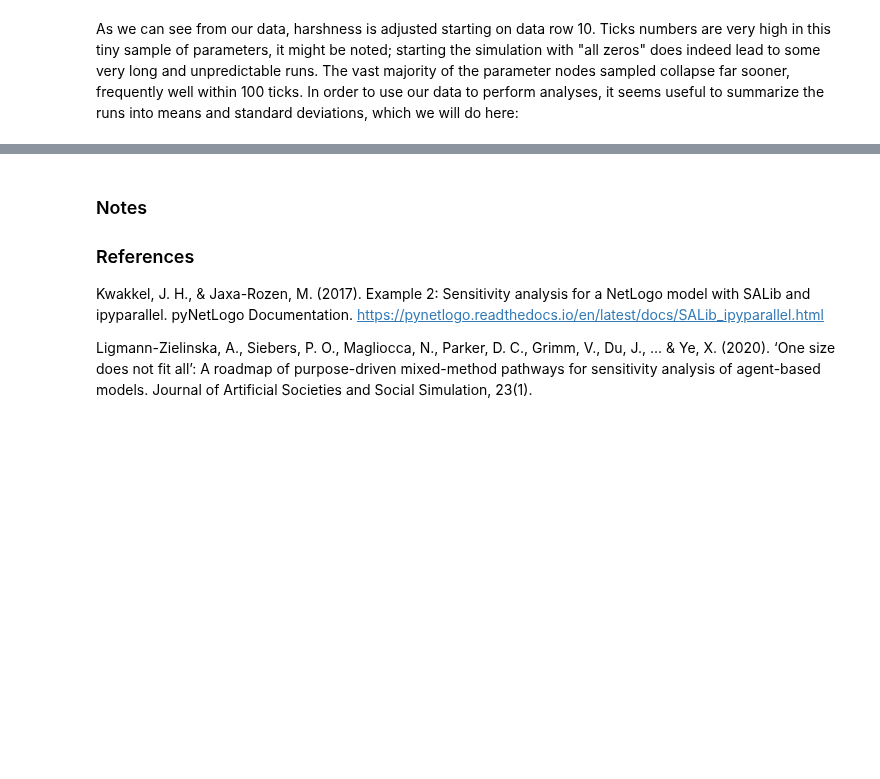
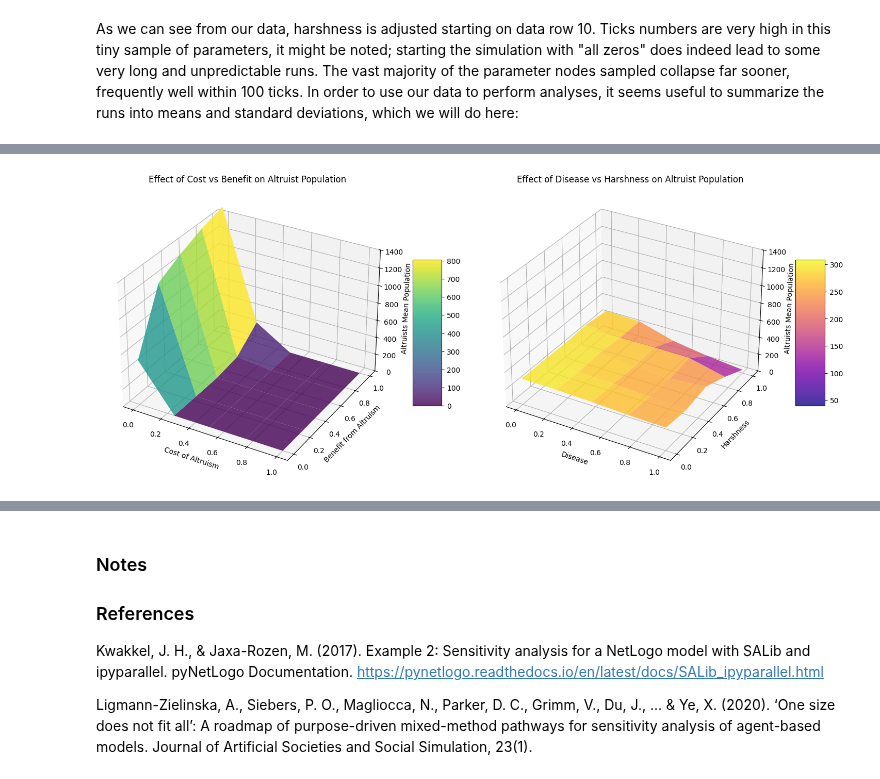
Before and after one commit to peterdresslar/cas-520, a Jupyter notebook: M4/M4Analysis_Part2_Dresslar.ipynb, the cells around one changed output, grey strips where cells are left out. Saved outputs shown, nothing was run; the diff lists cells and outputs as text; code cells hidden in the pictures; blank space fills up the shorter version.

Commit message:
plots!

```diff
--- a/M4/M4Analysis_Part2_Dresslar.ipynb
+++ b/M4/M4Analysis_Part2_Dresslar.ipynb
@@ -105,0 +108,8 @@ We now have available a file with all our mean and standard deviations for each
+# %%
+first_search_stats_filename = "first_search_results_statistics.csv"
+
+df = pd.read_csv(first_search_stats_filename)
+# shuffle the rows
+df = df.sample(frac=1).reset_index(drop=True)
+df.head(10)
+# or, df.tail()
@@ -105,0 +130,81 @@ We now have available a file with all our mean and standard deviations for each
+# %%
+import matplotlib.pyplot as plt
+from mpl_toolkits.mplot3d import Axes3D
+
+# we already have these from above and can use them for plotting:
+# Define the parameter ranges
+cost_range = np.linspace(0, 1.0, 5)  # 0.00, 0.25, 0.50, 0.75, 1.00
+benefit_range = np.linspace(0, 1.0, 5)  # 0.00, 0.25, 0.50, 0.75, 1.00
+disease_range = np.linspace(0, 1.0, 5)  # 0.00, 0.25, 0.50, 0.75, 1.00
+harshness_range = np.linspace(0, 1.0, 5)  # 0.00, 0.25, 0.50, 0.75, 1.00
+
+
+# as mentioned in the markdown above, we coalesce (or aggregate, really) the relevant means into single node "steps" for each variable explored.
+cost_benefit_z_df = df.groupby(['cost_of_altruism', 'benefit_from_altruism']).aggregate(
+    altruists_mean=('altruists_mean', 'mean')  # mean of means... this will be our Z values
+).reset_index()
+
+# now we can greate a grid for the surface of the plot
+# see: https://aleksandarhaber.com/explanation-of-pythons-meshgrid-function-numpy-and-3d-plotting-in-python/
+X1, Y1 = np.meshgrid(cost_range, benefit_range)
+
+# print the values of X1 and Y1
+# print(X1)
+# print(Y1)  # looks good!
+
+Z1 = np.zeros_like(X1)
+for i, cost in enumerate(cost_range):
+    for j, benefit in enumerate(benefit_range):
+        intersection = df[(df['cost_of_altruism'] == cost) & (df['benefit_from_altruism'] == benefit)]
+        if not intersection.empty:
+            Z1[j, i] = intersection['altruists_mean'].mean()
+
+
+print(Z1)
+
+# we have to use the exact same code (opposite params) for the other plot
+disease_harshness_z_df = df.groupby(['disease', 'harshness']).aggregate(
+    altruists_mean=('altruists_mean', 'mean')
+).reset_index()
+
+disease_values = sorted(disease_harshness_z_df['disease'])
+harshness_values = sorted(disease_harshness_z_df['harshness'])
+X2, Y2 = np.meshgrid(disease_values, harshness_values)
+
+Z2 = np.zeros_like(X2)
+for i, disease in enumerate(disease_values):
+    for j, harshness in enumerate(harshness_values):
+        intersection = df[(df['disease'] == disease) & (df['harshness'] == harshness)]
+        if not intersection.empty:
+            Z2[j, i] = intersection['altruists_mean'].mean()
+
+
+print(Z2)
+
+
+
+fig = plt.figure(figsize=(15, 6))
+
+# "We create the plot by calling the function “plot_surface(X, Y, Z, cmap=”plasma”, linewidth=0, antialiased=False, alpha=0.5):"
+ax1 = fig.add_subplot(121, projection='3d')
+surf1 = ax1.plot_surface(X1, Y1, Z1, cmap='viridis', edgecolor='none', alpha=0.8)
+ax1.set_xlabel('Cost of Altruism')
+ax1.set_ylabel('Benefit from Altruism')
+ax1.set_zlabel('Altruists Mean Population')
+ax1.set_zlim(0,1400)
+ax1.set_title('Effect of Cost vs Benefit on Altruist Population')
+fig.colorbar(surf1, ax=ax1, shrink=0.5, aspect=5)
+
+# Second plot: Disease vs Harshness
+ax2 = fig.add_subplot(122, projection='3d')
+surf2 = ax2.plot_surface(X2, Y2, Z2, cmap='plasma', edgecolor='none', alpha=0.8)
+ax2.set_xlabel('Disease')
+ax2.set_ylabel('Harshness')
+ax2.set_zlabel('Altruists Mean Population')
+ax2.set_zlim(0,1400)
+ax2.set_title('Effect of Disease vs Harshness on Altruist Population')
+fig.colorbar(surf2, ax=ax2, shrink=0.5, aspect=5)
+
+plt.tight_layout()
+plt.show()
+# %% [output]
@@ -105,0 +228 @@ We now have available a file with all our mean and standard deviations for each
+[figure, added]
```
Also changed, not shown: parts of 7 cells of this notebook.
